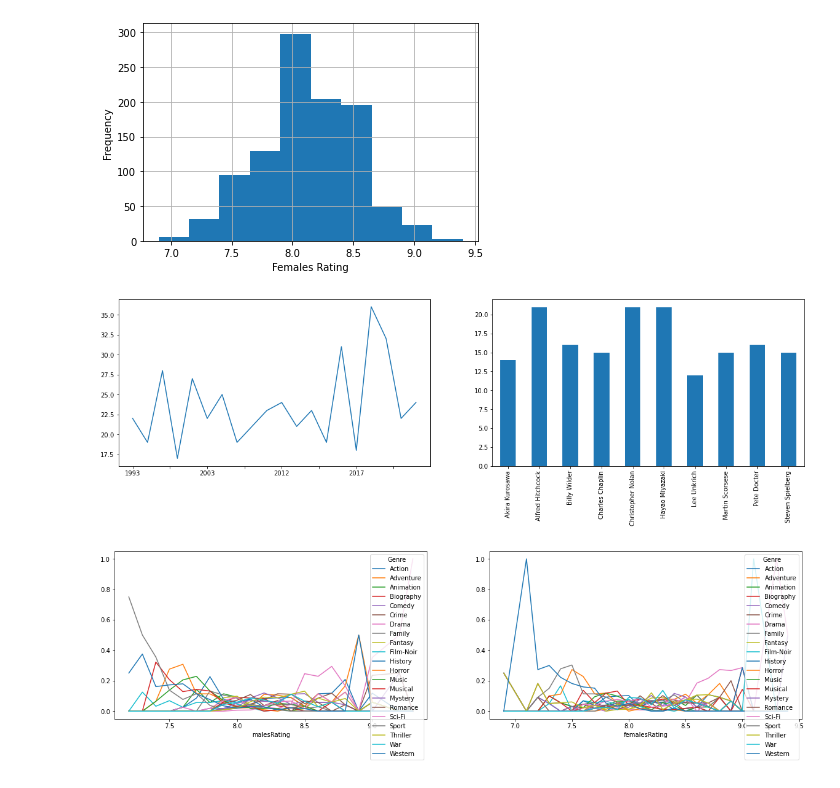
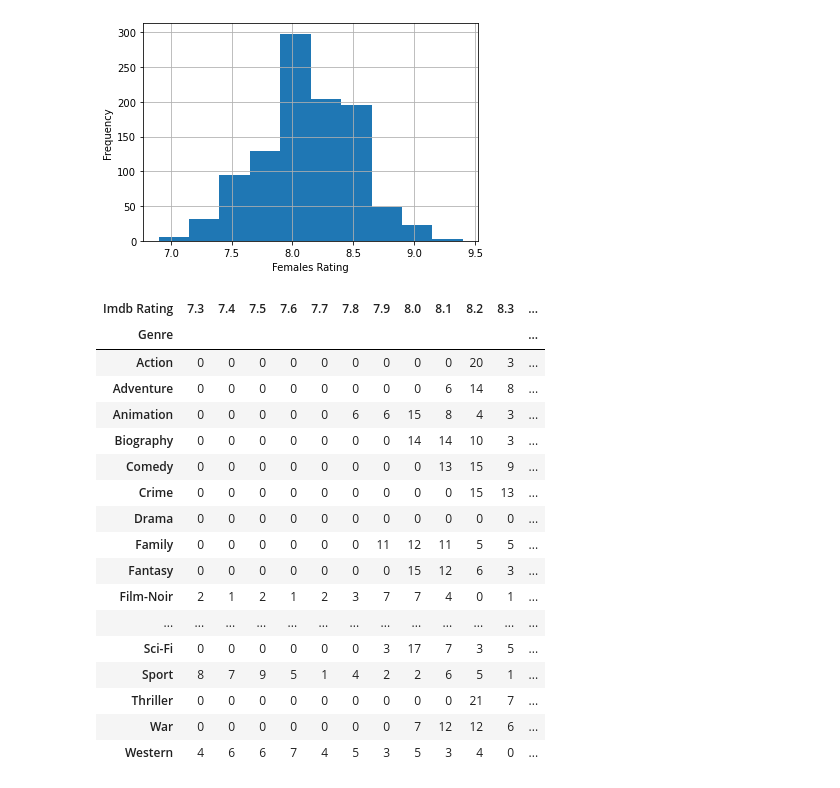
Before and after one commit to Moshe-Frankipour/DataScience-IMDb, a Jupyter notebook: Step 3 - Exploring Data.ipynb, the cells around one changed output. Drawn from its saved outputs; the diff is of its cells as text; code cells hidden in the pictures.

```diff
--- a/Step 3 - Exploring Data.ipynb
+++ b/Step 3 - Exploring Data.ipynb
@@ -52,26 +56,30 @@ def one_dim_plot(sr, plot_type, axis):
     sr.plot(kind=plot_type,ax=axis)
 ## ---------------------------------------------
 # %%
-df_params = pd.DataFrame({'plot_type': ['line', 'bar'],
-                          'col_name': ['Year', 'Director'],
-                          'num_top_elements': [20,10]})
-plot_frequent_elements(data, df_params)
+#df_params = pd.DataFrame({'plot_type': ['line', 'bar'],
+ #                         'col_name': ['Director', 'Name'],
+  #                        'num_top_elements': [20,10]})
+#plot_frequent_elements(data, df_params)
-# %% [output]
-[figure, removed]
 # %%
-## ---------------------------------------------
-def plot_cross_tabulation(df, col_names, other_col_name):
-    fig, axes = plt.subplots(1, len(col_names), figsize=(20,5))
-    i = 0
-    for col in col_names:
-        crossed_df = cross_tabulation(df, col, other_col_name)
-        one_dim_plot(crossed_df, 'line', axes[i])
-        i = i + 1
-## ---------------------------------------------
-def cross_tabulation(df, col_name, other_col_name):
-    return pd.crosstab(df[col_name], df[other_col_name], normalize='index')
-## ---------------------------------------------
-plot_cross_tabulation(data, ['malesRating','femalesRating'], 'Genre')
+ct1 = pd.crosstab(data['Genre'],data['Imdb Rating'])
+ct1
 # %% [output]
-[figure, removed]
+| Imdb Rating | 7.3 | 7.4 | 7.5 | 7.6 | 7.7 | 7.8 | 7.9 | 8.0 | 8.1 | 8.2 | 8.3 | ... |
+| Genre |  |  |  |  |  |  |  |  |  |  |  | ... |
+| Action | 0 | 0 | 0 | 0 | 0 | 0 | 0 | 0 | 0 | 20 | 3 | ... |
+| Adventure | 0 | 0 | 0 | 0 | 0 | 0 | 0 | 0 | 6 | 14 | 8 | ... |
+| Animation | 0 | 0 | 0 | 0 | 0 | 6 | 6 | 15 | 8 | 4 | 3 | ... |
+| Biography | 0 | 0 | 0 | 0 | 0 | 0 | 0 | 14 | 14 | 10 | 3 | ... |
+| Comedy | 0 | 0 | 0 | 0 | 0 | 0 | 0 | 0 | 13 | 15 | 9 | ... |
+| Crime | 0 | 0 | 0 | 0 | 0 | 0 | 0 | 0 | 0 | 15 | 13 | ... |
+| Drama | 0 | 0 | 0 | 0 | 0 | 0 | 0 | 0 | 0 | 0 | 0 | ... |
+| Family | 0 | 0 | 0 | 0 | 0 | 0 | 11 | 12 | 11 | 5 | 5 | ... |
+| Fantasy | 0 | 0 | 0 | 0 | 0 | 0 | 0 | 15 | 12 | 6 | 3 | ... |
+| Film-Noir | 2 | 1 | 2 | 1 | 2 | 3 | 7 | 7 | 4 | 0 | 1 | ... |
+| ... | ... | ... | ... | ... | ... | ... | ... | ... | ... | ... | ... | ... |
+| Sci-Fi | 0 | 0 | 0 | 0 | 0 | 0 | 3 | 17 | 7 | 3 | 5 | ... |
+| Sport | 8 | 7 | 9 | 5 | 1 | 4 | 2 | 2 | 6 | 5 | 1 | ... |
+| Thriller | 0 | 0 | 0 | 0 | 0 | 0 | 0 | 0 | 0 | 21 | 7 | ... |
+| War | 0 | 0 | 0 | 0 | 0 | 0 | 0 | 7 | 12 | 12 | 6 | ... |
+| Western | 4 | 6 | 6 | 7 | 4 | 5 | 3 | 5 | 3 | 4 | 0 | ... |
 # %%
```
Also changed, not shown: parts of 6 cells of this notebook, 3 other files.
